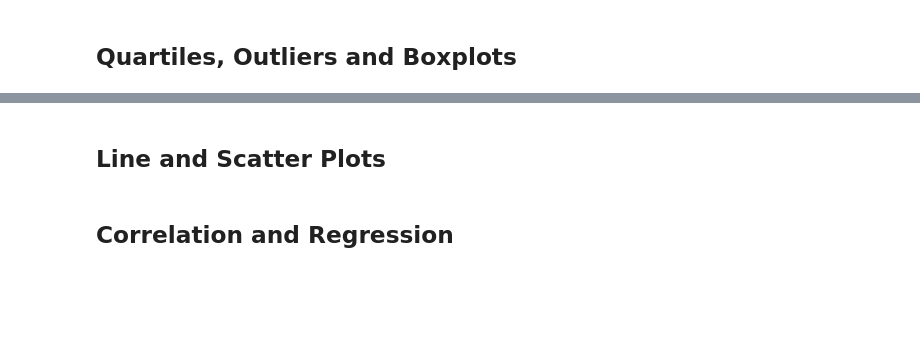
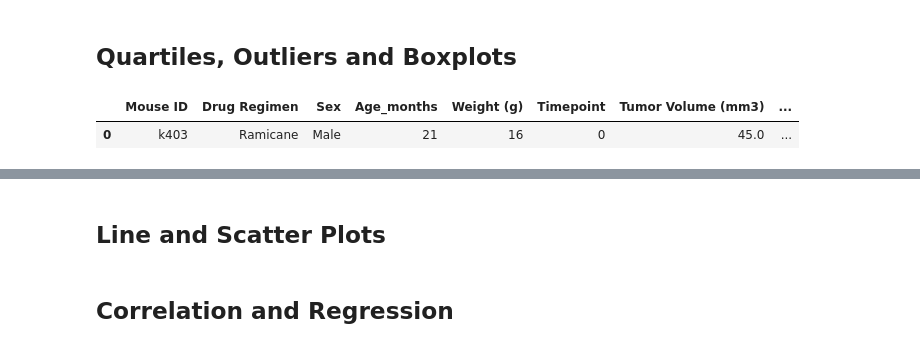
Before and after one commit to speedracer05/Matplotlib-Challenge, a Jupyter notebook: Pymaceuticals/pymaceuticals_starter.ipynb, the cells around one changed output, grey strips where cells are left out. Drawn from its saved outputs; the diff is of its cells as text; code cells hidden in the pictures; blank space fills up the shorter version.

```diff
--- a/Pymaceuticals/pymaceuticals_starter.ipynb
+++ b/Pymaceuticals/pymaceuticals_starter.ipynb
@@ -147,6 +230,9 @@ plt.tight_layout()
 # %% [markdown]
 ## Quartiles, Outliers and Boxplots
 # %%
-# Display cleaned data
-clean_df.head()
+# display data headers
+clean_df.head(1)
+# %% [output]
+|  | Mouse ID | Drug Regimen | Sex | Age_months | Weight (g) | Timepoint | Tumor Volume (mm3) | ... |
+| 0 | k403 | Ramicane | Male | 21 | 16 | 0 | 45.0 | ... |
 # %%
```
Also changed, not shown: parts of 18 cells of this notebook.
